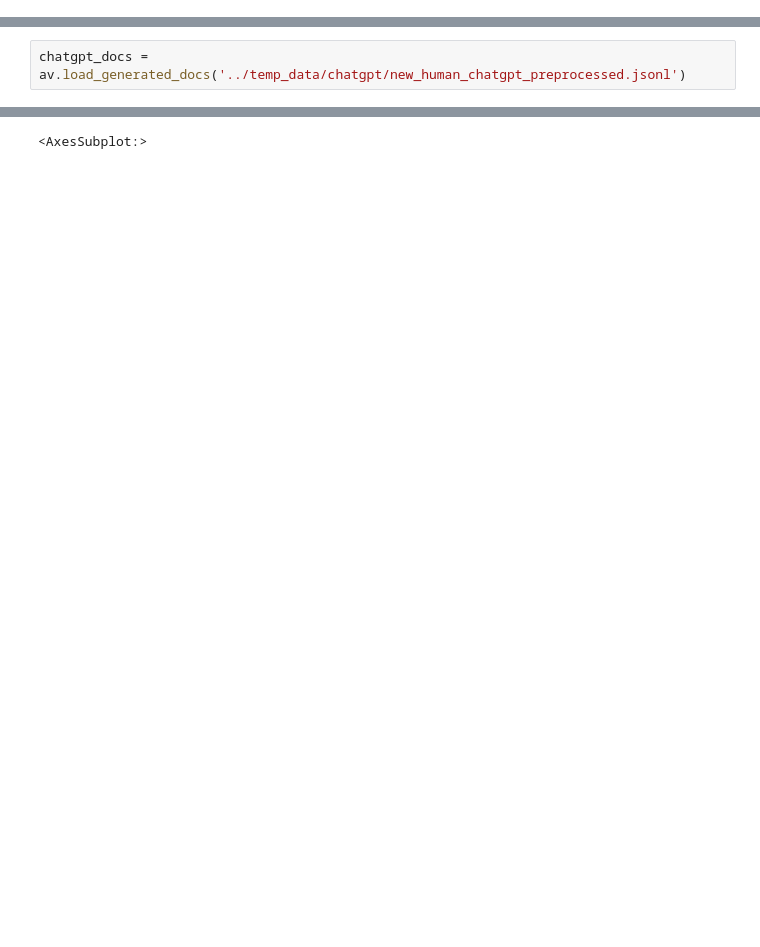
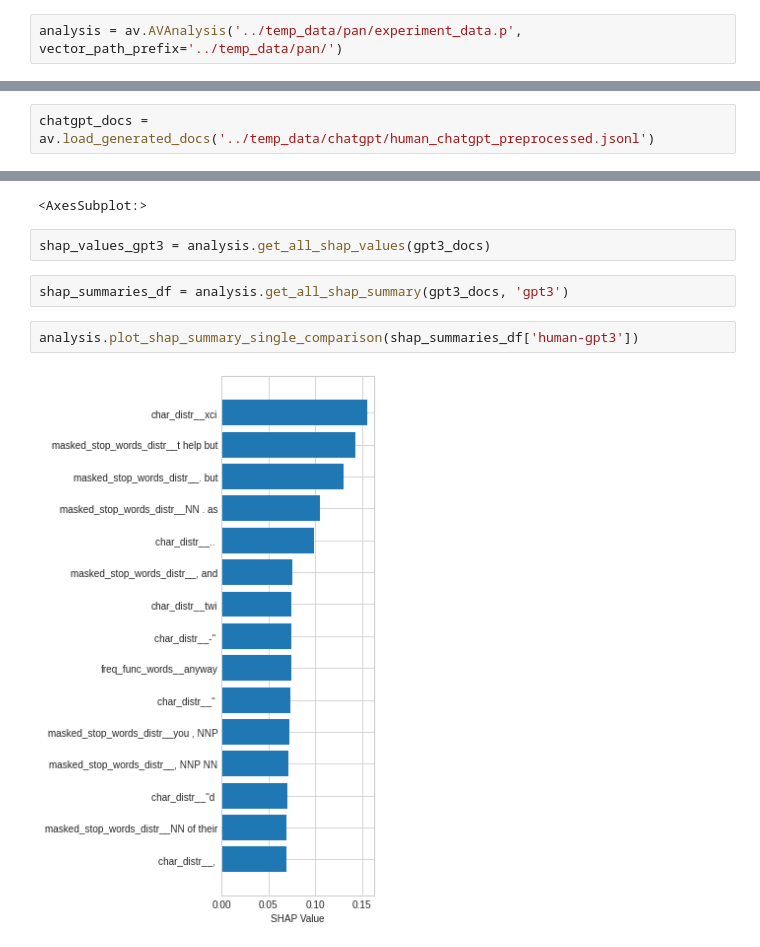
Before and after one commit to janithnw/authorship_verification, a Jupyter notebook: AI_generated_text/Apply_AV.ipynb, the cells around one changed output, grey strips where cells are left out. Drawn from its saved outputs; the diff is of its cells as text; blank space fills up the shorter version.

Commit message:
Updated results and feature analysis

```diff
--- a/AI_generated_text/Apply_AV.ipynb
+++ b/AI_generated_text/Apply_AV.ipynb
@@ -31,3 +33,5 @@ analysis = av.AVAnalysis(PAN_MODEL_PATH)
+# %%
+analysis = av.AVAnalysis('../temp_data/pan/experiment_data.p', vector_path_prefix='../temp_data/pan/')
 # %%
 gpt3_docs = av.load_generated_docs('../temp_data/gpt3_new/new_human_gpt3_preprocessed.jsonl')
 # %% [output]
@@ -47,3 +51,3 @@ AI - AI (Diff Author):  0.900
 # %%
-chatgpt_docs = av.load_generated_docs('../temp_data/chatgpt/new_human_chatgpt_preprocessed.jsonl')
+chatgpt_docs = av.load_generated_docs('../temp_data/chatgpt/human_chatgpt_preprocessed.jsonl')
 # %% [output]
@@ -86,3 +90,11 @@ analysis.plot_multiple_set_result(res, key_roots)
 [interactive output not drawn]
 [interactive output not drawn]
 <AxesSubplot:>
+# %%
+shap_values_gpt3 = analysis.get_all_shap_values(gpt3_docs)
+# %%
+shap_summaries_df = analysis.get_all_shap_summary(gpt3_docs, 'gpt3')
+# %%
+analysis.plot_shap_summary_single_comparison(shap_summaries_df['human-gpt3'])
+# %% [output]
+[figure, added]
```
Also changed, not shown: parts of 14 cells of this notebook, 1 other file.
